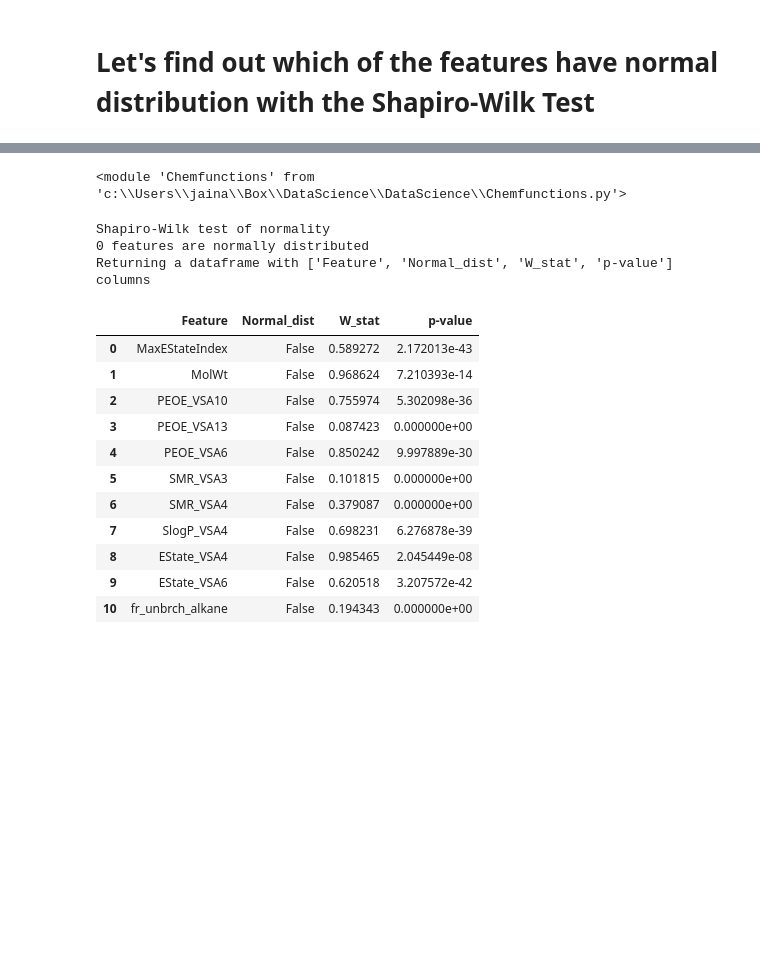
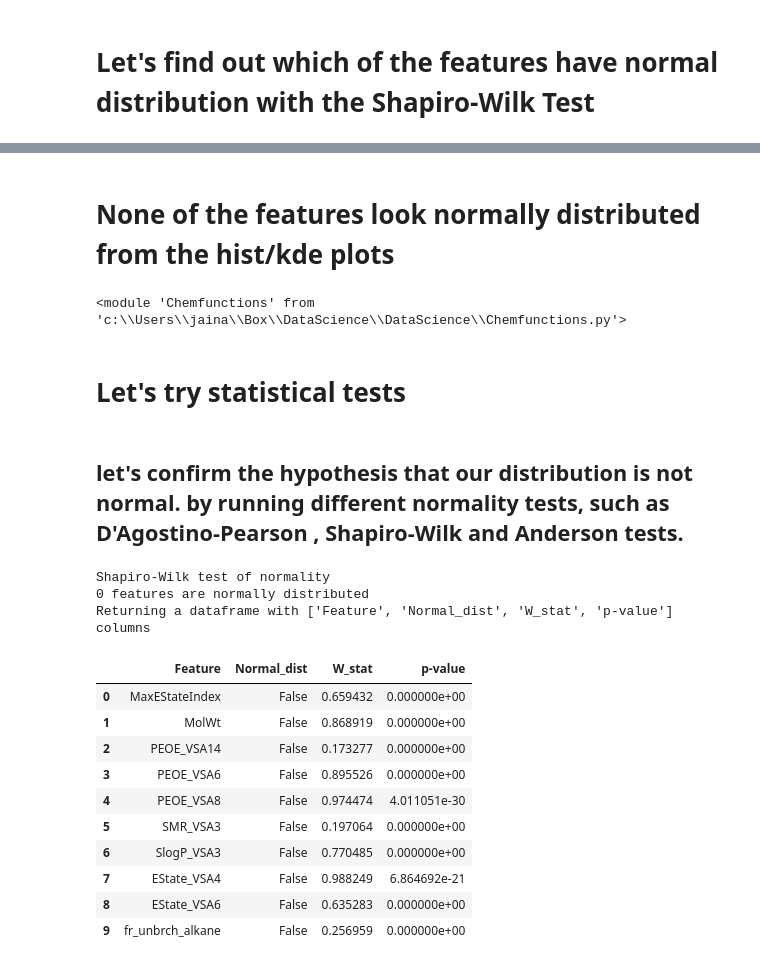
Before and after one commit to akashjn/DataScience, a Jupyter notebook: 1_Supervised_Learning.ipynb, the cells around one changed output, grey strips where cells are left out. Drawn from its saved outputs; the diff is of its cells as text; code cells hidden in the pictures; blank space fills up the shorter version.

Commit message:
normality test

```diff
--- a/1_Supervised_Learning.ipynb
+++ b/1_Supervised_Learning.ipynb
@@ -14,7 +14,7 @@ import rdkit.Chem as Chem
 url="https://raw.githubusercontent.com/akashjn/DataScience/main/Data/BTZ_5442mols_smiles_redpot.csv"
 df=pd.read_csv(url)
 # df=df.sample(n=1000,ignore_index=True)
-df=df[:1000]
+# df=df[:1000]
 df.head()
 # %% [output]
 |  | SMILES | ERed |
@@ -137,23 +166,28 @@ plt.show()
+# %% [markdown]
+# None of the features look normally distributed from the hist/kde plots
 # %%
 import importlib
 importlib.reload(chemfun)
 # %% [output]
 <module 'Chemfunctions' from 'c:\\Users\\jaina\\Box\\DataScience\\DataScience\\Chemfunctions.py'>
+# %% [markdown]
+# Let's try statistical tests
+# %% [markdown]
+## let's confirm the hypothesis that our distribution is not normal. by running different normality tests, such as D'Agostino-Pearson , Shapiro-Wilk and Anderson tests.
 # %%
-chemfun.check_normality_feat(df=df_rdkit)
+chemfun.check_normality_feat(df=df_rdkit,alpha=0.05,test="shapiro")
 # %% [output]
 Shapiro-Wilk test of normality
 0 features are normally distributed
 Returning a dataframe with ['Feature', 'Normal_dist', 'W_stat', 'p-value'] columns
 |  | Feature | Normal_dist | W_stat | p-value |
-| 0 | MaxEStateIndex | False | 0.589272 | 2.172013e-43 |
-| 1 | MolWt | False | 0.968624 | 7.210393e-14 |
-| 2 | PEOE_VSA10 | False | 0.755974 | 5.302098e-36 |
-| 3 | PEOE_VSA13 | False | 0.087423 | 0.000000e+00 |
-| 4 | PEOE_VSA6 | False | 0.850242 | 9.997889e-30 |
-| 5 | SMR_VSA3 | False | 0.101815 | 0.000000e+00 |
-| 6 | SMR_VSA4 | False | 0.379087 | 0.000000e+00 |
-| 7 | SlogP_VSA4 | False | 0.698231 | 6.276878e-39 |
-| 8 | EState_VSA4 | False | 0.985465 | 2.045449e-08 |
-| 9 | EState_VSA6 | False | 0.620518 | 3.207572e-42 |
-| 10 | fr_unbrch_alkane | False | 0.194343 | 0.000000e+00 |
+| 0 | MaxEStateIndex | False | 0.659432 | 0.000000e+00 |
+| 1 | MolWt | False | 0.868919 | 0.000000e+00 |
+| 2 | PEOE_VSA14 | False | 0.173277 | 0.000000e+00 |
+| 3 | PEOE_VSA6 | False | 0.895526 | 0.000000e+00 |
+| 4 | PEOE_VSA8 | False | 0.974474 | 4.011051e-30 |
+| 5 | SMR_VSA3 | False | 0.197064 | 0.000000e+00 |
+| 6 | SlogP_VSA3 | False | 0.770485 | 0.000000e+00 |
+| 7 | EState_VSA4 | False | 0.988249 | 6.864692e-21 |
+| 8 | EState_VSA6 | False | 0.635283 | 0.000000e+00 |
+| 9 | fr_unbrch_alkane | False | 0.256959 | 0.000000e+00 |
```
Also changed, not shown: parts of 19 cells of this notebook, 2 other files.
